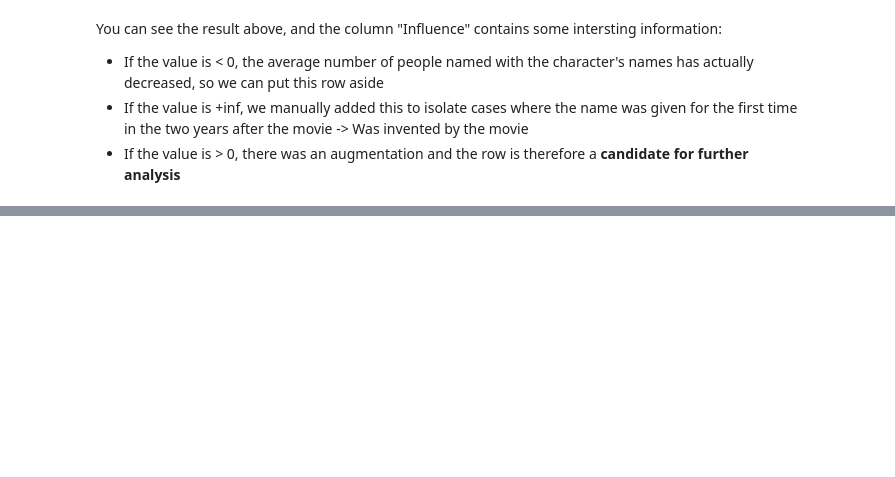
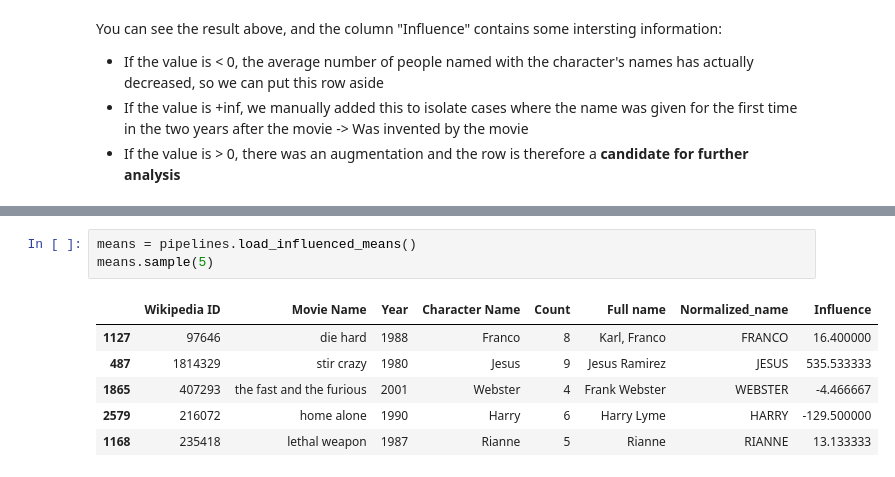
Before and after one commit to epfl-ada/ada-2024-project-dondata2025, a Jupyter notebook: results_MS3.ipynb, the cells around one changed output, grey strips where cells are left out. Drawn from its saved outputs; the diff is of its cells as text; blank space fills up the shorter version.

```diff
--- a/results_MS3.ipynb
+++ b/results_MS3.ipynb
@@ -458,0 +541,10 @@ You can see the result above, and the column "Influence" contains some interstin
+# %%
+means = pipelines.load_influenced_means()
+means.sample(5)
+# %% [output]
+|  | Wikipedia ID | Movie Name | Year | Character Name | Count | Full name | Normalized_name | Influence |
+| 1127 | 97646 | die hard | 1988 | Franco | 8 | Karl, Franco | FRANCO | 16.400000 |
+| 487 | 1814329 | stir crazy | 1980 | Jesus | 9 | Jesus Ramirez | JESUS | 535.533333 |
+| 1865 | 407293 | the fast and the furious | 2001 | Webster | 4 | Frank Webster | WEBSTER | -4.466667 |
+| 2579 | 216072 | home alone | 1990 | Harry | 6 | Harry Lyme | HARRY | -129.500000 |
+| 1168 | 235418 | lethal weapon | 1987 | Rianne | 5 | Rianne | RIANNE | 13.133333 |
```
Also changed, not shown: parts of 12 cells of this notebook.
